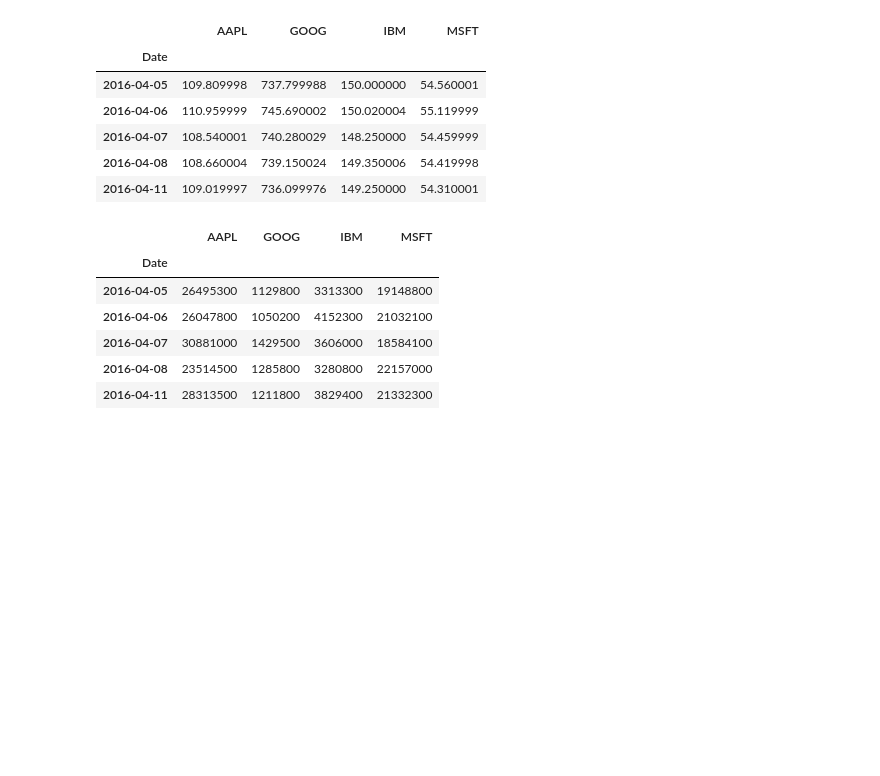
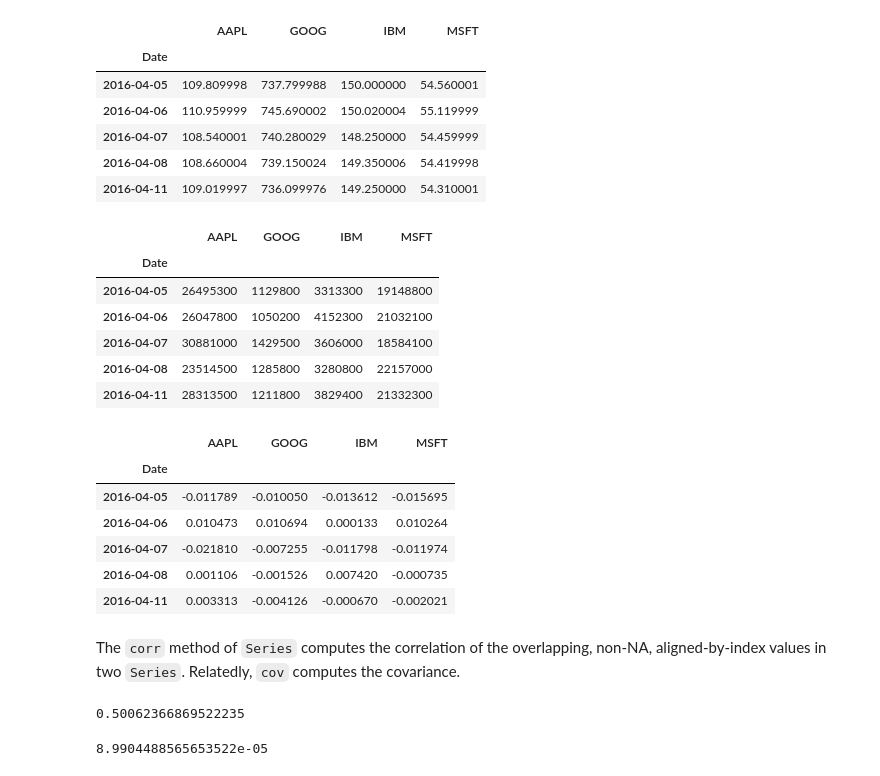
Before and after one commit to rerwin21/python_for_data_analysis, a Jupyter notebook: Chap_5.ipynb, the cells around one changed output. Cells and saved outputs as stored; diff of their text form; code cells hidden in the pictures; blank space fills up the shorter version.

```diff
--- a/Chap_5.ipynb
+++ b/Chap_5.ipynb
@@ -1616,3 +1616,26 @@ volume.tail()
 # %%
 # compute percentage changes
 returns = price.pct_change()
+# %%
+# print
+returns.tail()
+# %% [output]
+|  | AAPL | GOOG | IBM | MSFT |
+| Date |  |  |  |  |
+| 2016-04-05 | -0.011789 | -0.010050 | -0.013612 | -0.015695 |
+| 2016-04-06 | 0.010473 | 0.010694 | 0.000133 | 0.010264 |
+| 2016-04-07 | -0.021810 | -0.007255 | -0.011798 | -0.011974 |
+| 2016-04-08 | 0.001106 | -0.001526 | 0.007420 | -0.000735 |
+| 2016-04-11 | 0.003313 | -0.004126 | -0.000670 | -0.002021 |
+# %% [markdown]
+The `corr` method of `Series` computes the correlation of the overlapping, non-NA, aligned-by-index values in two `Series`. Relatedly, `cov` computes the covariance.
+# %%
+# get the correlation of Microsoft and IBM
+returns.MSFT.corr(returns.IBM)
+# %% [output]
+0.50062366869522235
+# %%
+# get covariance
+returns.MSFT.cov(returns.IBM)
+# %% [output]
+8.9904488565653522e-05
```
Also changed, not shown: parts of 23 cells of this notebook.
